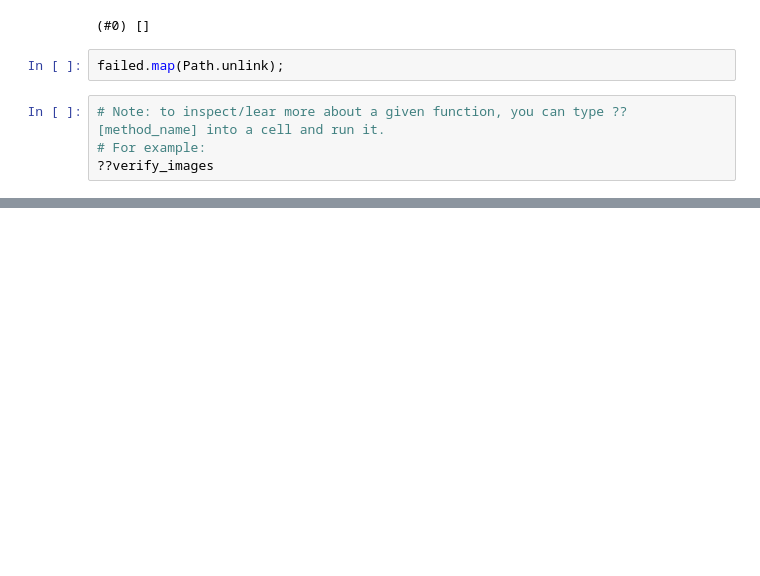
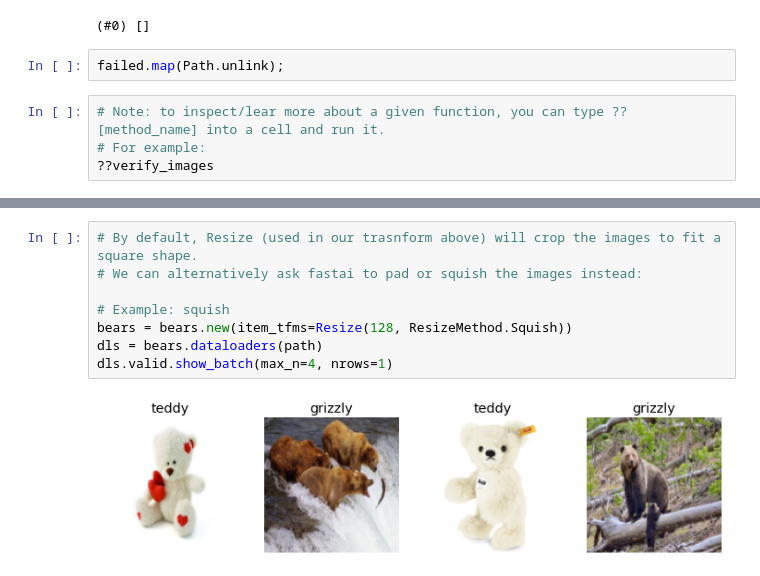
Before and after one commit to zayneio/jupyter-notebooks, a Jupyter notebook: deep-learning-for-coders/Chapter 2 - Bing Image Search API.ipynb, the cells around one changed output, grey strips where cells are left out. Cells and saved outputs as stored; diff of their text form; blank space fills up the shorter version.

```diff
--- a/deep-learning-for-coders/Chapter 2 - Bing Image Search API.ipynb
+++ b/deep-learning-for-coders/Chapter 2 - Bing Image Search API.ipynb
@@ -68,0 +132,10 @@ failed.map(Path.unlink);
+# %%
+# By default, Resize (used in our trasnform above) will crop the images to fit a square shape.
+# We can alternatively ask fastai to pad or squish the images instead:
+
+# Example: squish
+bears = bears.new(item_tfms=Resize(128, ResizeMethod.Squish))
+dls = bears.dataloaders(path)
+dls.valid.show_batch(max_n=4, nrows=1)
+# %% [output]
+[figure, added]
```
Also changed, not shown: parts of 11 cells of this notebook.
